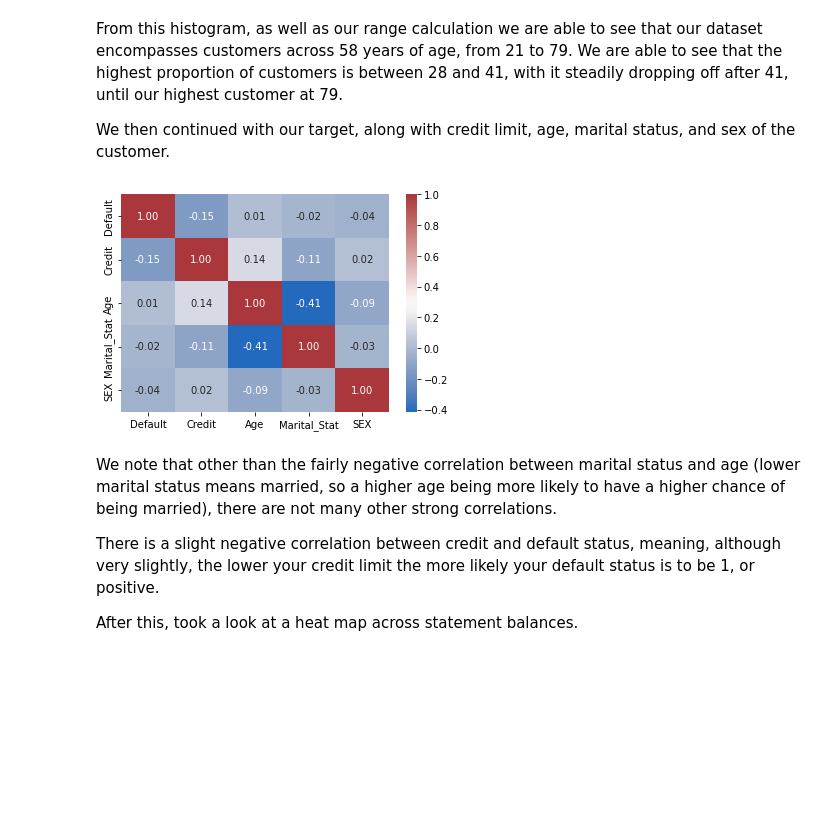
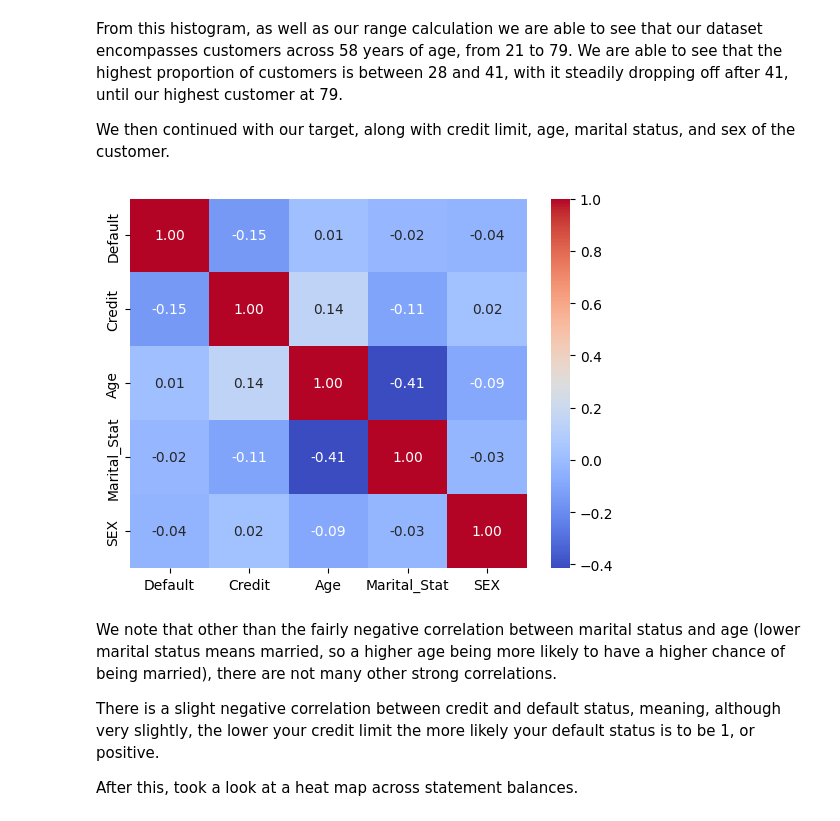
Before and after one commit to halle15/DATA-400_Final_Project, a Jupyter notebook: Final_Project_txt.ipynb, the cells around one changed output. Saved outputs shown, nothing was run; the diff lists cells and outputs as text; code cells hidden in the pictures; blank space fills up the shorter version.

```diff
--- a/Final_Project_txt.ipynb
+++ b/Final_Project_txt.ipynb
@@ -227,9 +229,9 @@ From this histogram, as well as our range calculation we are able to see that ou
 We then continued with our target, along with credit limit, age, marital status, and sex of the customer.
 # %%
 g = sns.heatmap(df[['Default', 'Credit', 'Age' , 'Marital_Stat', 'SEX']].corr(),annot=True, fmt =".2f",
-                cmap = "vlag")
+                cmap = "coolwarm")
 # %% [output]
-[figure, old version]
+[figure, new version]
 # %% [markdown]
 We note that other than the fairly negative correlation between marital status and age (lower marital status means married, so a higher age being more likely to have a higher chance of being married), there are not many other strong correlations.
 
```
Also changed, not shown: parts of 32 cells of this notebook.
